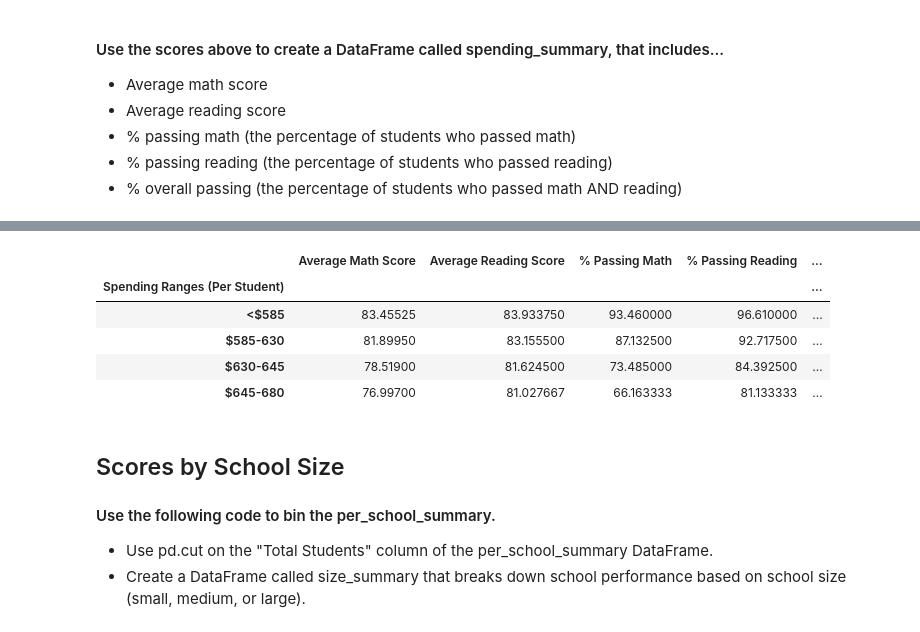
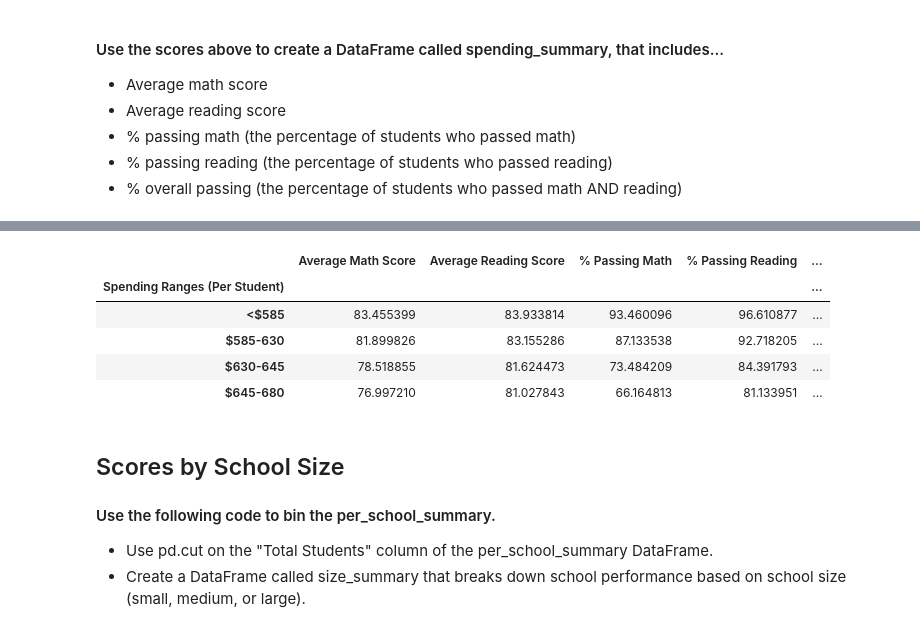
Before and after one commit to kcwaggs/pandas-challenge, a Jupyter notebook: PyCitySchools/PyCitySchools.ipynb, the cells around one changed output, grey strips where cells are left out. Saved outputs shown, nothing was run; the diff lists cells and outputs as text; code cells hidden in the pictures.

```diff
--- a/PyCitySchools/PyCitySchools.ipynb
+++ b/PyCitySchools/PyCitySchools.ipynb
@@ -156,12 +156,11 @@ students_passing_math_and_reading = school_data_complete[
 school_students_passing_math_and_reading = students_passing_math_and_reading.groupby(["school_name"]).size()
 # %%
 # Use the provided code to calculate the passing rates
-per_school_passing_math = school_students_passing_math / per_school_counts
-per_school_passing_reading = school_students_passing_reading / per_school_counts
-overall_passing_rate = school_students_passing_math_and_reading / per_school_counts
+per_school_passing_math = school_students_passing_math / per_school_counts * 100
+per_school_passing_reading = school_students_passing_reading / per_school_counts * 100
+overall_passing_rate = school_students_passing_math_and_reading / per_school_counts * 100
 # %%
-# Create a DataFrame called `per_school_summary` with columns for the calculations above.
-per_school_summary = pd.DataFrame({"School Type": school_type
+per_school_summary_no_format = pd.DataFrame({"School Type": school_type
                                 ,"Total Students": per_school_counts
                                 ,"Total School Budget": per_school_budget
                                 ,"Per Student Budget": per_school_capita
@@ -171,16 +170,20 @@ per_school_summary = pd.DataFrame({"School Type": school_type
                                 ,"% Passing Reading": per_school_passing_reading
                                 ,"% Overall Passing": overall_passing_rate
                                 })
+per_school_summary_no_format.index.name = 'School Name'
+
+per_school_summary = pd.DataFrame(per_school_summary_no_format.copy())
 
 # Formatting
-per_school_summary["Total School Budget"] = per_school_summary["Total School Budget"].map("${:,.2f}".format)
-per_school_summary["Per Student Budget"] = per_school_summary["Per Student Budget"].map("${:,.2f}".format)
-per_school_summary["% Passing Math"] = per_school_summary["% Passing Math"].map("{:.2%}".format)
-per_school_summary["% Passing Reading"] = per_school_summary["% Passing Reading"].map("{:.2%}".format)
-per_school_summary["% Overall Passing"] = per_school_summary["% Overall Passing"].map("{:.2%}".format)
-per_school_summary["Average Math Score"] = per_school_summary["Average Math Score"].round(3)
-per_school_summary["Average Reading Score"] = per_school_summary["Average Reading Score"].round(3)
 per_school_summary.index.name = 'School Name'
+per_school_summary["Total Students"] = per_school_summary["Total Students"].map("{:,.0f}".format)
+per_school_summary["Total School Budget"] = per_school_summary["Total School Budget"].map("${:,.0f}".format)
+per_school_summary["Per Student Budget"] = per_school_summary["Per Student Budget"].map("${:,.0f}".format)
+per_school_summary["Average Math Score"] = per_school_summary["Average Math Score"].round(1)
+per_school_summary["Average Reading Score"] = per_school_summary["Average Reading Score"].round(1)
+per_school_summary["% Passing Math"] = per_school_summary["% Passing Math"].round(1).astype(str) + '%'
+per_school_summary["% Passing Reading"] = per_school_summary["% Passing Reading"].round(1).astype(str) + '%'
+per_school_summary["% Overall Passing"] = per_school_summary["% Overall Passing"].round(1).astype(str) + '%'
 
 # Display the DataFrame
 per_school_summary
@@ -383,4 +353,19 @@ school_spending_df
 # %%
+# Create a copy of the school summary since it has the "Per Student Budget"
+school_spending_df = per_school_summary_no_format.copy()
+
+# Use `pd.cut` to categorize spending based on the bins.
+school_spending_df['Spending Ranges (Per Student)'] = pd.cut(school_spending_df['Per Student Budget']
+                                                            ,bins=spending_bins
+                                                            ,labels=labels
+                                                            ,include_lowest=True
+                                                            )
+
+# Reset the index for school_spending_df
+school_spending_df = school_spending_df.reset_index(drop=True)
+school_spending_df = school_spending_df.set_index('Spending Ranges (Per Student)')
+school_spending_df = school_spending_df.sort_values('Spending Ranges (Per Student)', ascending=True)
+
 #  Calculate averages for the desired columns.
 spending_math_scores = school_spending_df.groupby(["Spending Ranges (Per Student)"])["Average Math Score"].mean()
 spending_reading_scores = school_spending_df.groupby(["Spending Ranges (Per Student)"])["Average Reading Score"].mean()
@@ -403,24 +375,21 @@ school_spending_df.head()
 # %%
 # Assemble into DataFrame
 spending_summary = pd.DataFrame({'Average Math Score': spending_math_scores
                                  ,'Average Reading Score': spending_reading_scores
                                  ,'% Passing Math': spending_passing_math
                                  ,'% Passing Reading': spending_passing_reading
                                  ,'% Overall Passing': overall_passing_spending
                                 })
 
-# Index Formatting
-spending_summary.index.name = 'Spending Ranges (Per Student)'
-
 # Display results
 spending_summary.head()
 # %% [output]
 |  | Average Math Score | Average Reading Score | % Passing Math | % Passing Reading | ... |
 | Spending Ranges (Per Student) |  |  |  |  | ... |
-| <$585 | 83.45525 | 83.933750 | 93.460000 | 96.610000 | ... |
-| $585-630 | 81.89950 | 83.155500 | 87.132500 | 92.717500 | ... |
-| $630-645 | 78.51900 | 81.624500 | 73.485000 | 84.392500 | ... |
-| $645-680 | 76.99700 | 81.027667 | 66.163333 | 81.133333 | ... |
+| <$585 | 83.455399 | 83.933814 | 93.460096 | 96.610877 | ... |
+| $585-630 | 81.899826 | 83.155286 | 87.133538 | 92.718205 | ... |
+| $630-645 | 78.518855 | 81.624473 | 73.484209 | 84.391793 | ... |
+| $645-680 | 76.997210 | 81.027843 | 66.164813 | 81.133951 | ... |
 # %% [markdown]
 ## Scores by School Size
 #### Use the following code to bin the per_school_summary.
```
Also changed, not shown: parts of 19 cells of this notebook, 1 other file.
